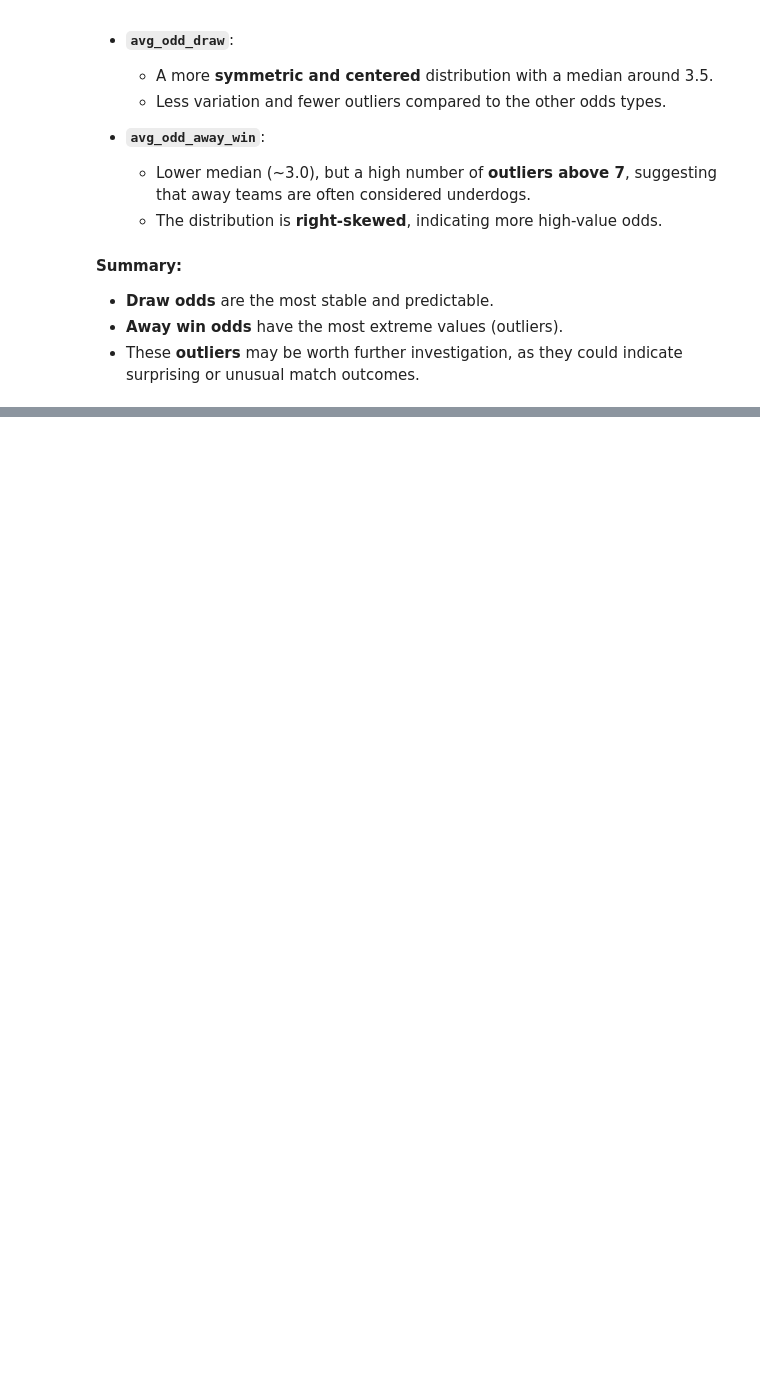
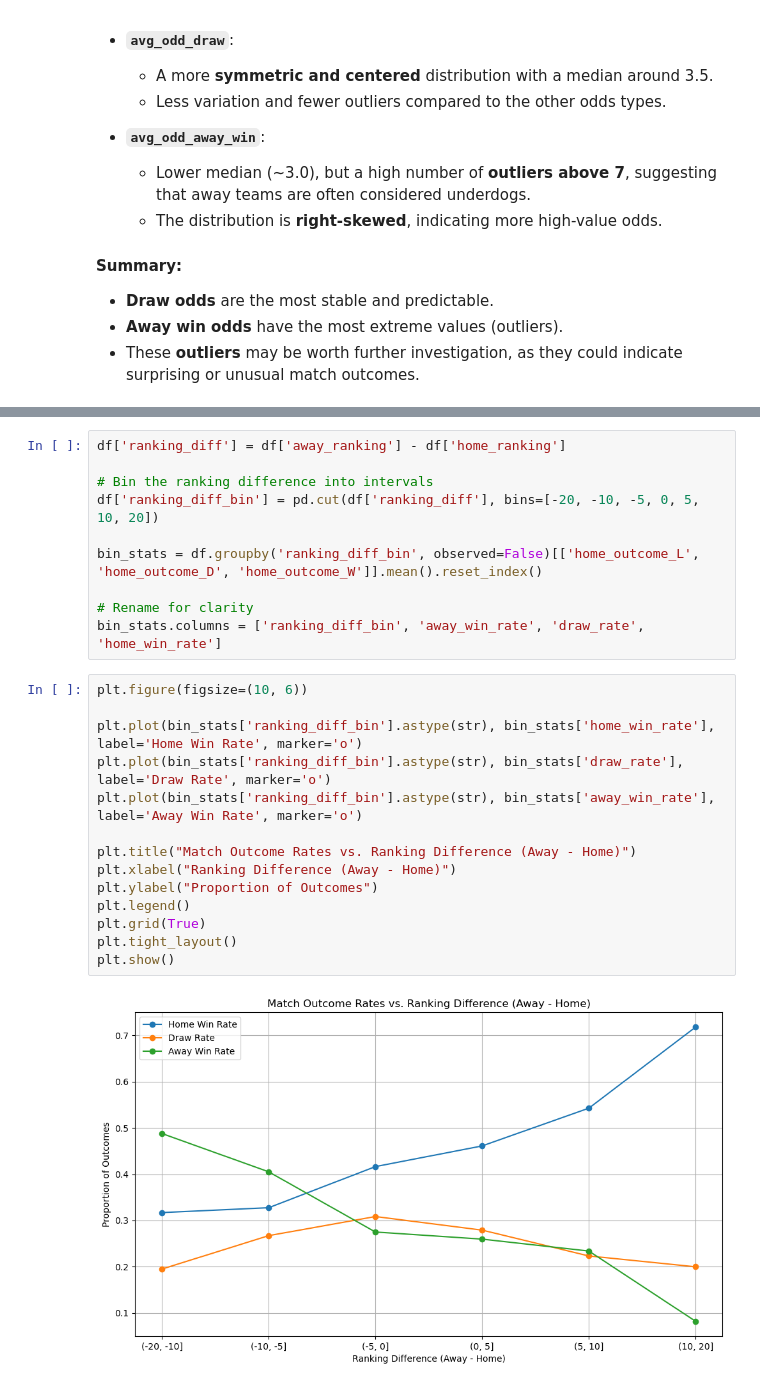
Before and after one commit to peterjanas/betting-BI, a Jupyter notebook: notebook/premier-eda.ipynb, the cells around one changed output, grey strips where cells are left out. Cells and saved outputs as stored; diff of their text form; blank space fills up the shorter version.

```diff
--- a/notebook/premier-eda.ipynb
+++ b/notebook/premier-eda.ipynb
@@ -427,0 +511,26 @@ The boxplots show the distribution of average betting odds for home wins, draws,
+# %%
+df['ranking_diff'] = df['away_ranking'] - df['home_ranking']
+
+# Bin the ranking difference into intervals
+df['ranking_diff_bin'] = pd.cut(df['ranking_diff'], bins=[-20, -10, -5, 0, 5, 10, 20])
+
+bin_stats = df.groupby('ranking_diff_bin', observed=False)[['home_outcome_L', 'home_outcome_D', 'home_outcome_W']].mean().reset_index()
+
+# Rename for clarity
+bin_stats.columns = ['ranking_diff_bin', 'away_win_rate', 'draw_rate', 'home_win_rate']
+# %%
+plt.figure(figsize=(10, 6))
+
+plt.plot(bin_stats['ranking_diff_bin'].astype(str), bin_stats['home_win_rate'], label='Home Win Rate', marker='o')
+plt.plot(bin_stats['ranking_diff_bin'].astype(str), bin_stats['draw_rate'], label='Draw Rate', marker='o')
+plt.plot(bin_stats['ranking_diff_bin'].astype(str), bin_stats['away_win_rate'], label='Away Win Rate', marker='o')
+
+plt.title("Match Outcome Rates vs. Ranking Difference (Away - Home)")
+plt.xlabel("Ranking Difference (Away - Home)")
+plt.ylabel("Proportion of Outcomes")
+plt.legend()
+plt.grid(True)
+plt.tight_layout()
+plt.show()
+# %% [output]
+[figure, added]
```
Also changed, not shown: parts of 27 cells of this notebook.
